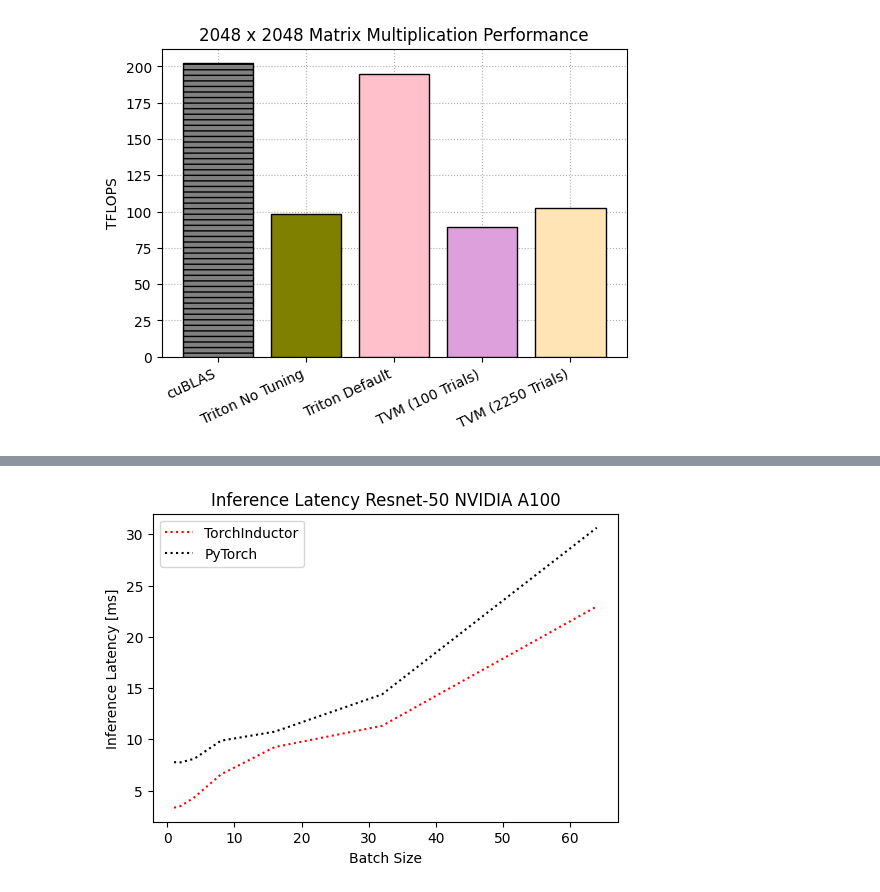
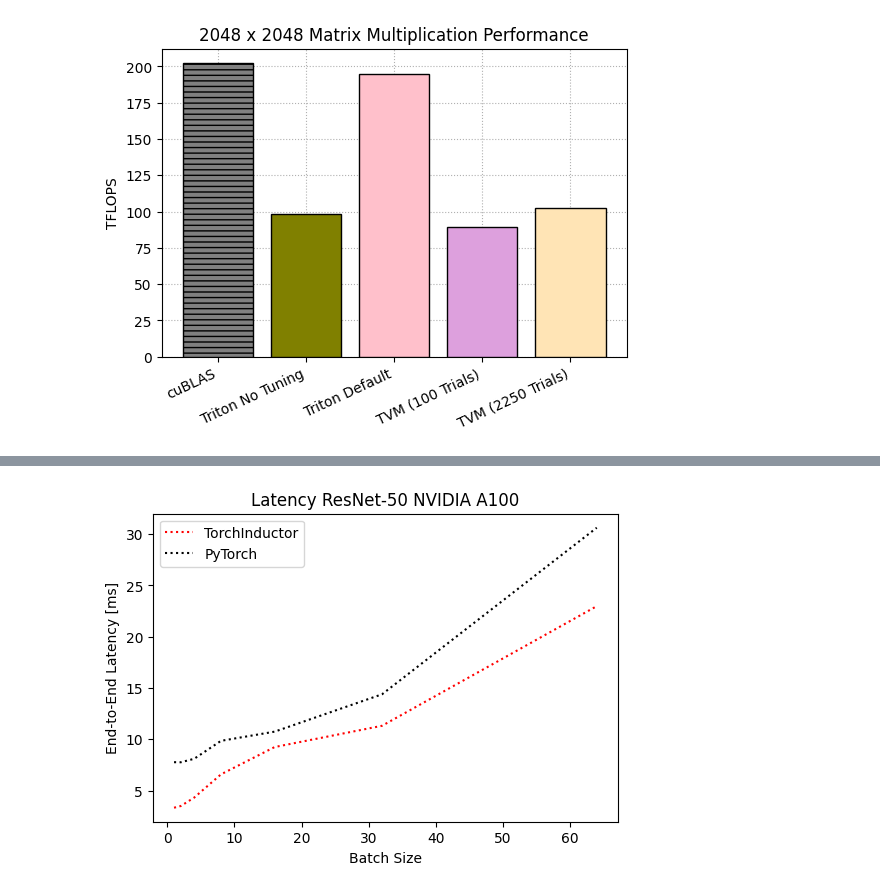
Before and after one commit to felix-ro/EvalTritonTVM, a Jupyter notebook: Results/graphs.ipynb, the cells around one changed output, grey strips where cells are left out. Drawn from its saved outputs; the diff is of its cells as text; code cells hidden in the pictures.

Commit message:
small adjustments on the figures

```diff
--- a/Results/graphs.ipynb
+++ b/Results/graphs.ipynb
@@ -164,7 +164,7 @@ Throughput PyTorch: 32.637488386437134 Images/Second
 # %%
 import matplotlib.pyplot as plt
 
-title = "Inference Latency Resnet-50 NVIDIA A100"
+title = "Latency ResNet-50 NVIDIA A100"
 batch_sizes = [1, 2, 4, 8, 16, 32, 64]
 inductor_name = "results-resnet50-optimized-cuda:0.txt"
 torch_name = "results-resnet50-unoptimized-cuda:0.txt"
@@ -173,32 +173,32 @@ inductor_averages = []
 torch_averages = []
 
 
 for batch_size in batch_sizes:
     file_path = f"Triton/resnet50/A100/Batch-Size-{batch_size}/{inductor_name}"
     inductor_averages.append(get_average_from_file(file_path=file_path, remove_first_line=False))
 
     file_path = f"Triton/resnet50/A100/Batch-Size-{batch_size}/{torch_name}"
     torch_averages.append(get_average_from_file(file_path=file_path, remove_first_line=False))
 
 labels = ["TorchInductor", "PyTorch"]
 y_values_lists = [inductor_averages, torch_averages]
 
 colors = ["red", "black"]
 plt.figure(figsize=(6, 4))
 
 # Plot the data
 for i, y_values in enumerate(y_values_lists):
     plt.plot(batch_sizes, y_values, label=labels[i], linestyle="dotted", color=colors[i])
 
-plt.ylabel("Inference Latency [ms]")
+plt.ylabel("End-to-End Latency [ms]")
 plt.xlabel("Batch Size")
 plt.title(title)
 plt.legend()
 file_name = title.lower().replace(" ", "-")
 save_path = f"Triton/resnet50/A100/{file_name}.pdf"
 plt.savefig(save_path, dpi=500, bbox_inches='tight')
 
 # Display the plot
 plt.show()
 # %% [output]
-[figure, old version]
+[figure, new version]
```
Also changed, not shown: parts of 5 cells of this notebook, 8 other files.
